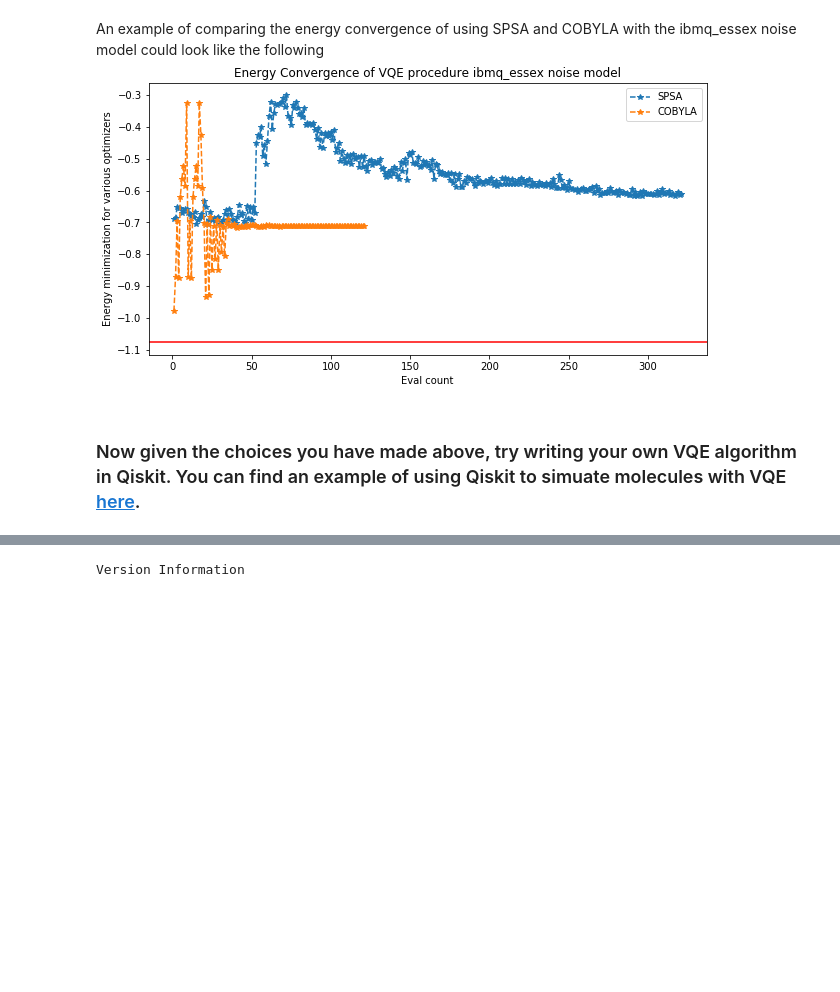
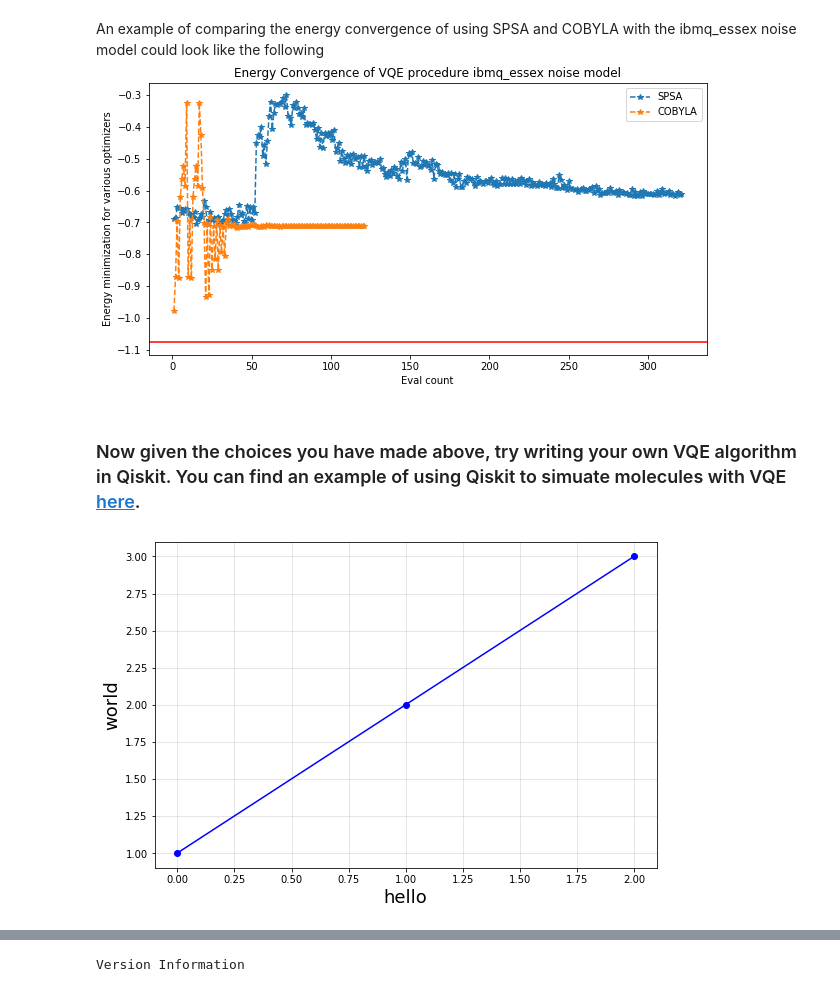
Before and after one commit to Chriscrosser3310/QGSS-Final-Project, a Jupyter notebook: Qiskit Summer School Final Project VQE.ipynb, the cells around one changed output, grey strips where cells are left out. Drawn from its saved outputs; the diff is of its cells as text; code cells hidden in the pictures; blank space fills up the shorter version.

Commit message:
Add plot functions

```diff
--- a/Qiskit Summer School Final Project VQE.ipynb
+++ b/Qiskit Summer School Final Project VQE.ipynb
@@ -127,3 +195,7 @@ An example of comparing the energy convergence of using SPSA and COBYLA with the
+# %%
+generate_plot([0,1,2],[1,2,3],'hello','world')
+# %% [output]
+[figure, added]
 # %%
 # Classically solve for the lowest eigenvalue
 # This is used just to compare how well you VQE approximation is performing
```
Also changed, not shown: parts of 2 cells of this notebook.
